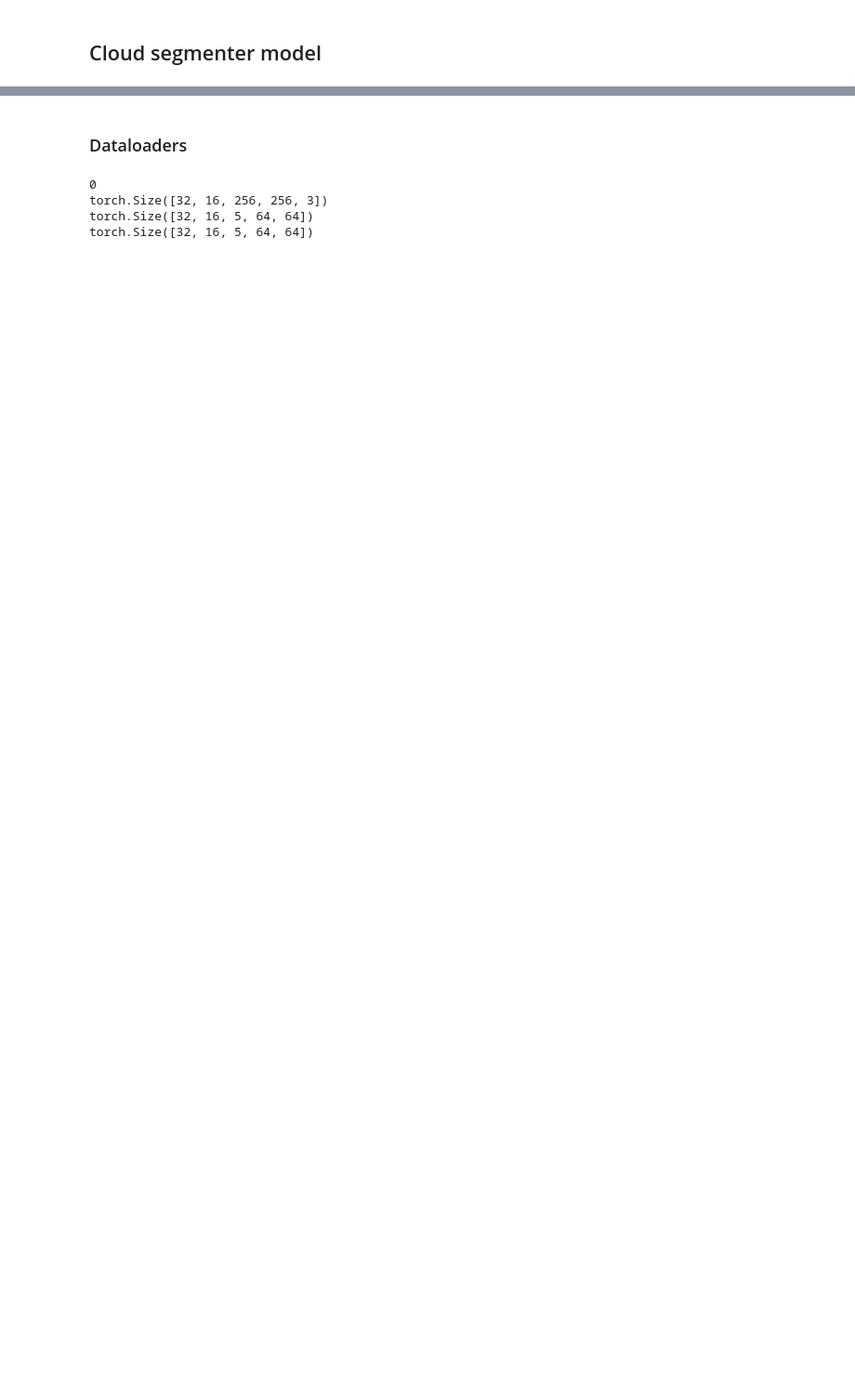
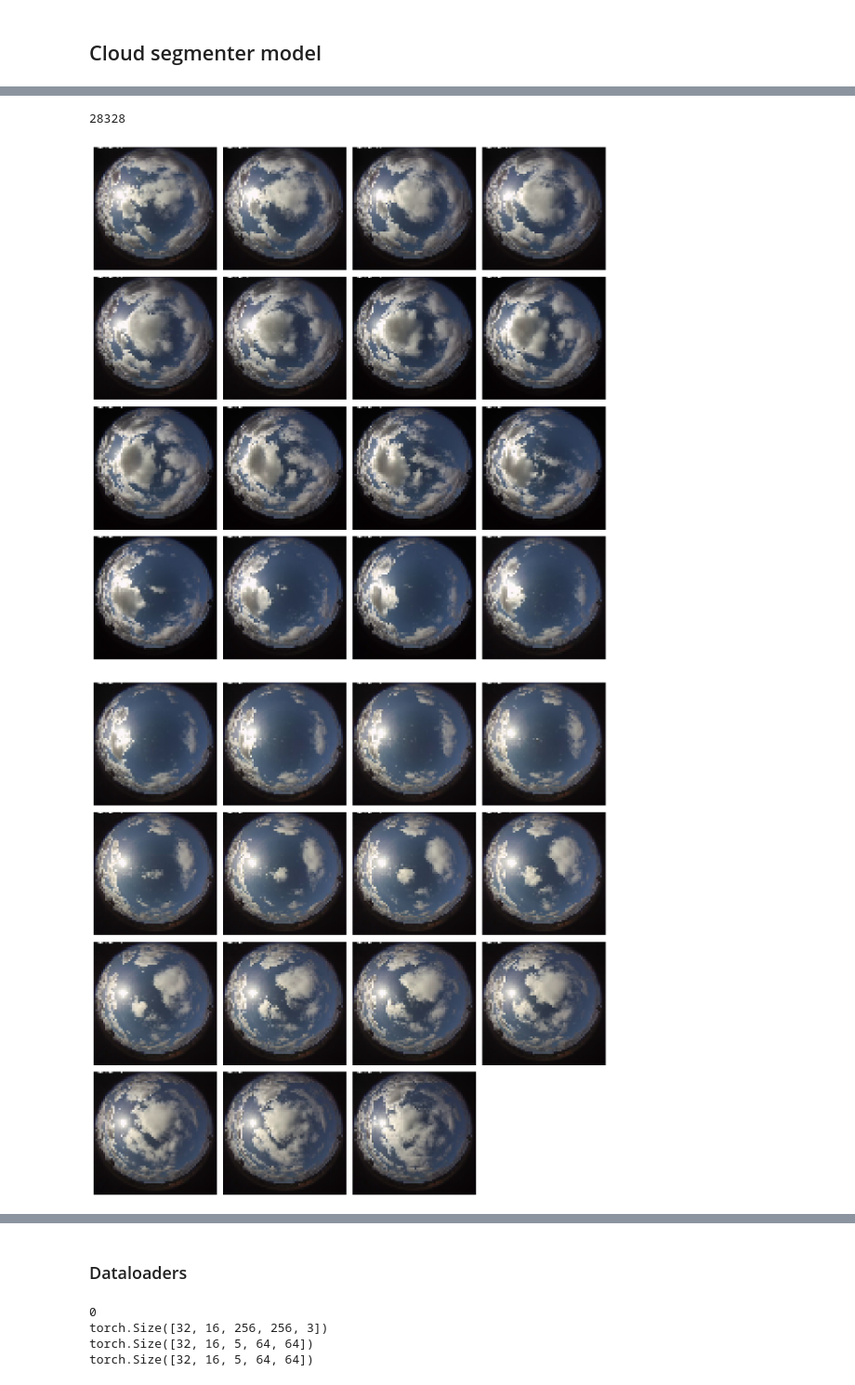
Before and after one commit to javgat/SkyMaskConvLSTM, a Jupyter notebook: codes/common/GenMaskClouds.ipynb, the cells around one changed output, grey strips where cells are left out. Shown at 93% size. Drawn from its saved outputs; the diff is of its cells as text; code cells hidden in the pictures; blank space fills up the shorter version.

```diff
--- a/codes/common/GenMaskClouds.ipynb
+++ b/codes/common/GenMaskClouds.ipynb
@@ -188,4 +210,27 @@ pre_resized = cv2.resize(prediccion, (size[1], size[0]), interpolation=cv2.INTER
 (64, 64, 3)
+# %%
+#idrand = randint(0,40000)
+print(idrand)
+img = dss['trainval']['images_log'][idrand].data[:,:,:,::-1]
+f = plt.figure(figsize=(12, 12), layout='tight')
+axarr = f.subplots(4,4)
+for i in range(len(img)):
+    axarr[i//4][i%4].imshow(img[i])
+for i in range(16):
+    axarr[i//4][i%4].set_axis_off()
+plt.show()
+img = dss['trainval']['images_pred'][idrand].data[:,:,:,::-1]
+f = plt.figure(figsize=(12, 12), layout='tight')
+axarr = f.subplots(4,4)
+for i in range(len(img)):
+    axarr[i//4][i%4].imshow(img[i])
+for i in range(16):
+    axarr[i//4][i%4].set_axis_off()
+plt.show()
+# %% [output]
+28328
+[figure, added]
+[figure, added]
 # %%
 cmap = mcolors.ListedColormap(['black', 'cyan', 'yellow', 'white', 'blue'], 'CloudSegmenter')
 # %%
```
Also changed, not shown: parts of 16 cells of this notebook, 10 other files.
